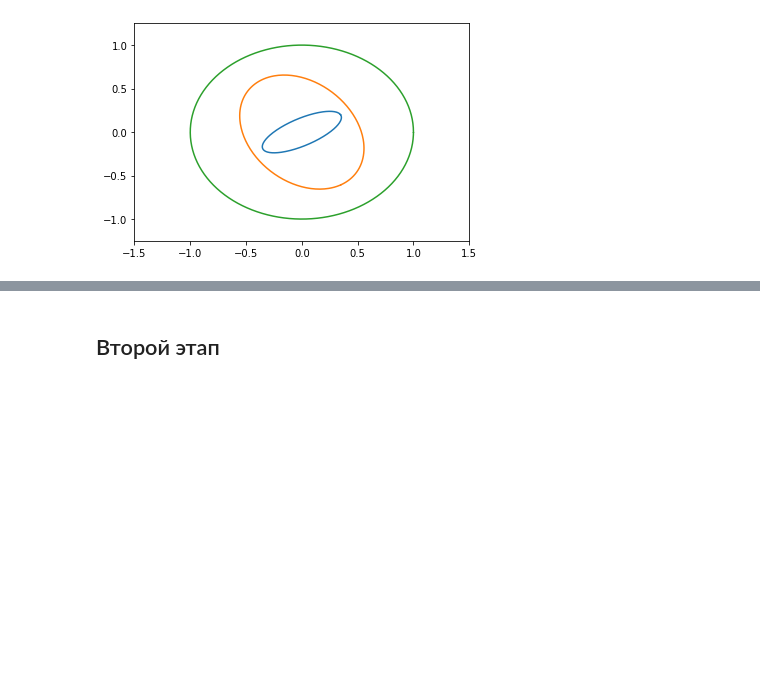
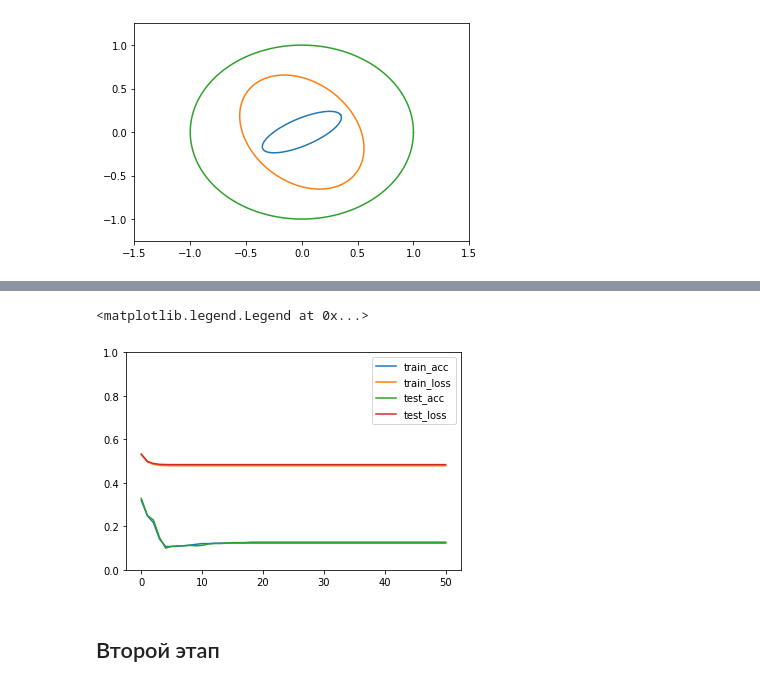
Before and after one commit to pagamov/7sem, a Jupyter notebook: Нейроинформатика/3lab.ipynb, the cells around one changed output, grey strips where cells are left out. Cells and saved outputs as stored; diff of their text form; code cells hidden in the pictures; blank space fills up the shorter version.

```diff
--- a/Нейроинформатика/3lab.ipynb
+++ b/Нейроинформатика/3lab.ipynb
@@ -23,0 +42,7 @@ plt.plot([x(a[2],b[2],i,alpha[2]) for i in t],[y(a[2],b[2],i,alpha[2]) for i in
+# %%
+for i in np.arange(-1, 1, 0.05):
+    for j in np.arange(-1, 1, 0.05):
+        for dot in cl:
+            if ((dot[0]-i)**2+(dot[1]-j)**2)**0.5 > 10**-2:
+                data.append([[i,j],[0,0,0]])
+                break
@@ -23,0 +100,10 @@ plt.plot([x(a[2],b[2],i,alpha[2]) for i in t],[y(a[2],b[2],i,alpha[2]) for i in
+# %%
+class CrossEntropyLoss:
+    def forward(self,p,y):
+        self.p = p
+        self.y = y
+        p = np.clip(p, 1e-12, 1. - 1e-12)
+        return -np.mean(np.multiply(y, np.log(p)) + np.multiply((1-y), np.log(1-p)))
+
+    def backward(self,loss):
+        return self.p - self.y
@@ -24,3 +179,29 @@ plt.plot([x(a[2],b[2],i,alpha[2]) for i in t],[y(a[2],b[2],i,alpha[2]) for i in
+# %%
+spl = int(len(data) * 0.8)
+x_train,y_train = [],[]
+for i in data[0:spl:]:
+    x_train.append(i[0])
+    y_train.append(i[1])
+x_test,y_test = [],[]
+for i in data[spl::]:
+    x_test.append(i[0])
+    y_test.append(i[1])
+# %%
+net = Net()
+net.add(Linear(np.array(x_test).shape[-1], np.array(y_test).shape[-1]))
+net.add(Softmax())
+net.compile(loss=CrossEntropyLoss())
+
+hist = net.fit(np.array(x_train), np.array(y_train), lr=0.01, epochs=50, batch_size=256, validation_data=(np.array(x_test), np.array(y_test)))
+# %%
+plt.clf()
+plt.ylim(0, 1.0)
+for i in range(4):
+    plt.plot([val[i] for val in hist], label=['train_acc','train_loss','test_acc','test_loss'][i])
+plt.legend()
+# %% [output]
+<matplotlib.legend.Legend at 0x...>
+[figure, added]
 # %% [markdown]
 ## Второй этап
 # %%
```
Also changed, not shown: parts of 13 cells of this notebook, 1 other file.
